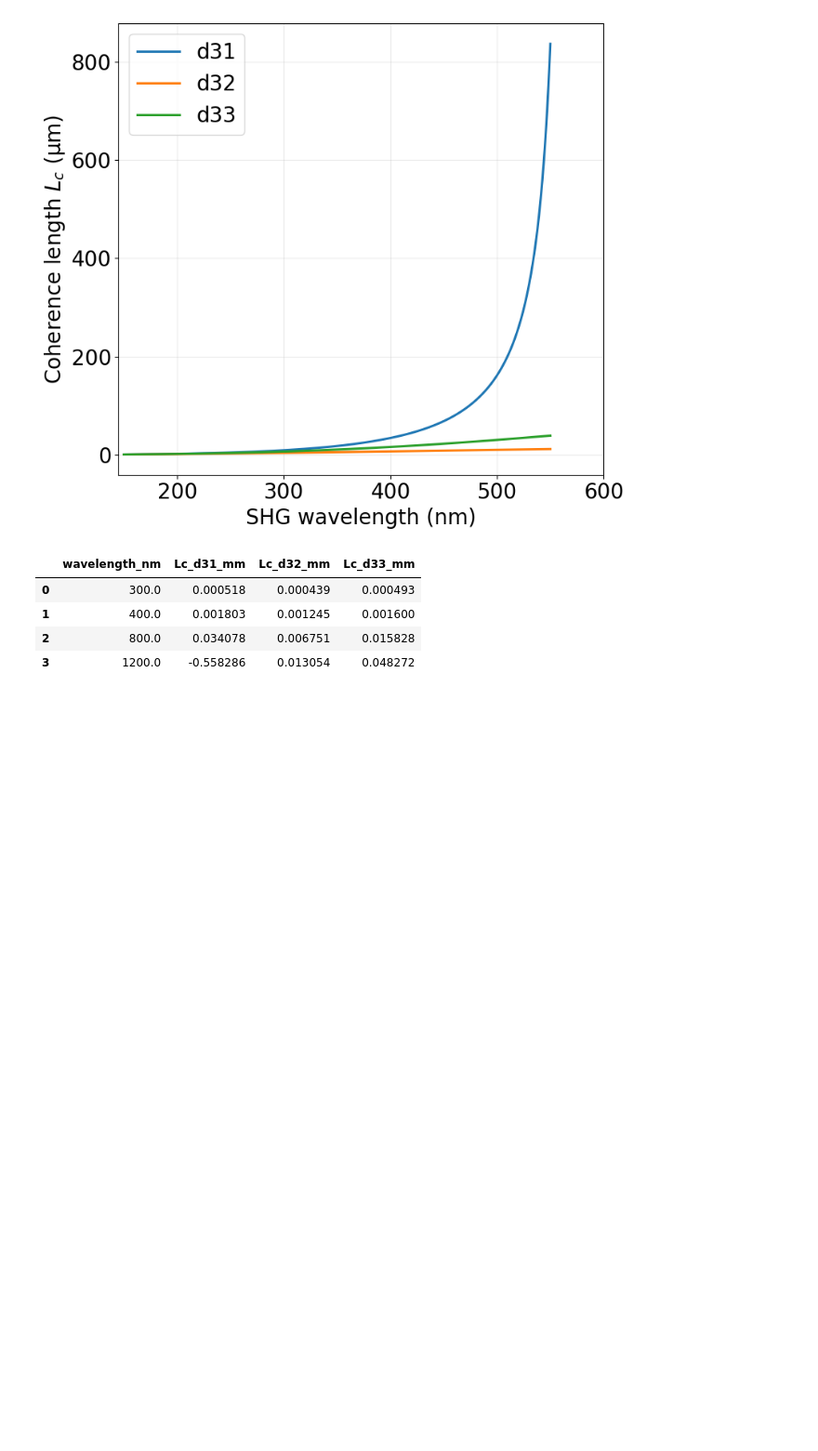
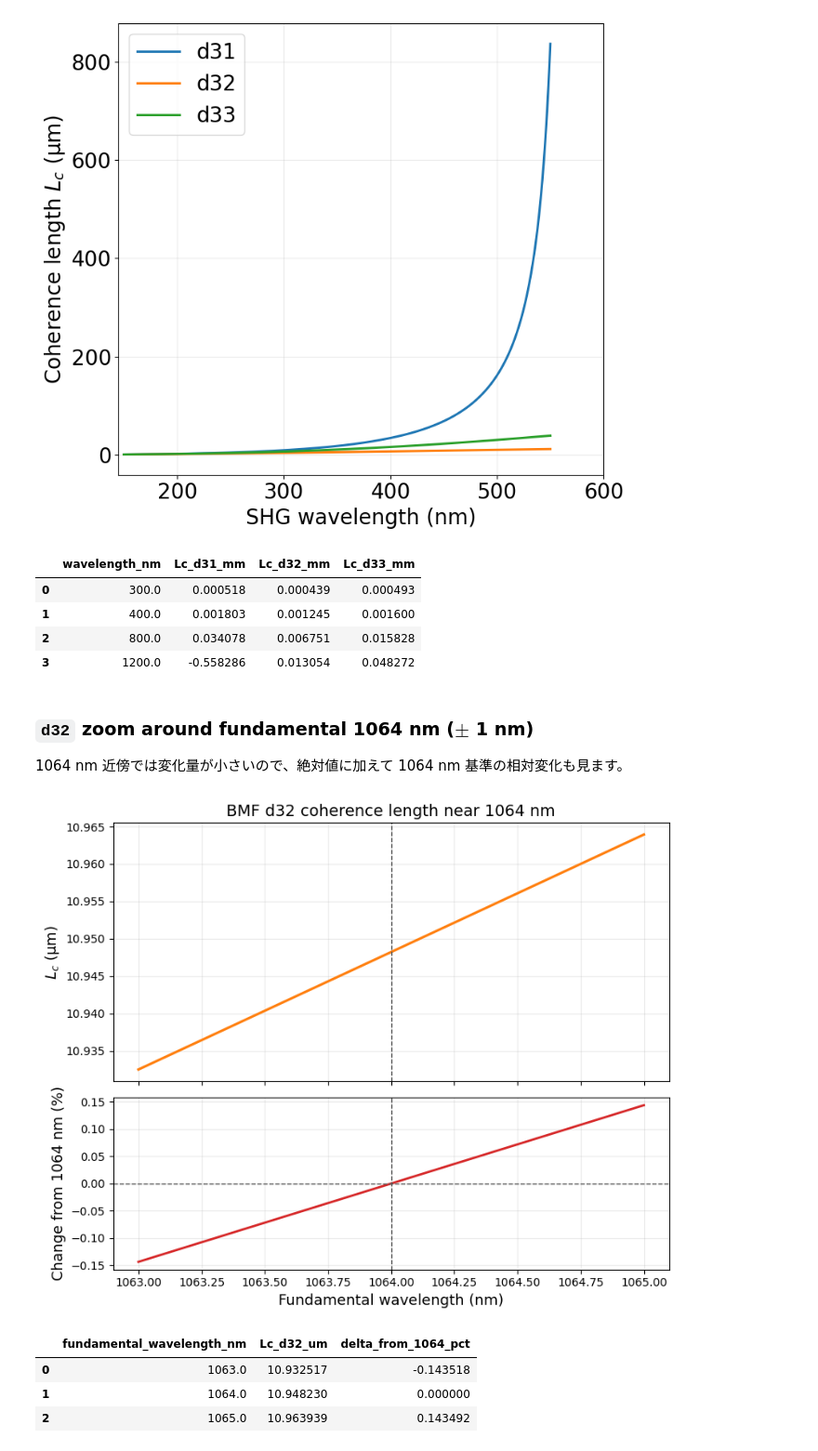
Before and after one commit to ui-kurodai/202510_NLO_measurement, a Jupyter notebook: test_codes/BMF_coherence_length_vs_wavelength.ipynb, the cells around one changed output. Shown at 93% size. Drawn from its saved outputs; the diff is of its cells as text; code cells hidden in the pictures; blank space fills up the shorter version.

```diff
--- a/test_codes/BMF_coherence_length_vs_wavelength.ipynb
+++ b/test_codes/BMF_coherence_length_vs_wavelength.ipynb
@@ -163,3 +163,60 @@ pd.DataFrame(summary_rows)
 | 1 | 400.0 | 0.001803 | 0.001245 | 0.001600 |
 | 2 | 800.0 | 0.034078 | 0.006751 | 0.015828 |
 | 3 | 1200.0 | -0.558286 | 0.013054 | 0.048272 |
+# %% [markdown]
+### `d32` zoom around fundamental 1064 nm ($\pm$ 1 nm)
+
+1064 nm 近傍では変化量が小さいので、絶対値に加えて 1064 nm 基準の相対変化も見ます。
+# %%
+zoom_center_nm = 1064.0
+zoom_half_width_nm = 1.0
+zoom_wavelengths_nm = np.linspace(zoom_center_nm - zoom_half_width_nm, zoom_center_nm + zoom_half_width_nm, 401)
+
+zoom_lc_d32_mm = np.array([
+    coherence_length_mm(strategies["d32"], meta_dict["d32"], wl)
+    for wl in zoom_wavelengths_nm
+])
+lc_d32_1064_mm = coherence_length_mm(strategies["d32"], meta_dict["d32"], zoom_center_nm)
+relative_change_pct = 100.0 * (zoom_lc_d32_mm / lc_d32_1064_mm - 1.0)
+
+fig, (ax1, ax2) = plt.subplots(
+    2,
+    1,
+    figsize=(8, 6.5),
+    sharex=True,
+    gridspec_kw={"height_ratios": [3, 2]},
+)
+
+ax1.plot(zoom_wavelengths_nm, zoom_lc_d32_mm * 1000.0, color="C1", linewidth=2.2)
+ax1.axvline(zoom_center_nm, color="0.35", linestyle="--", linewidth=1.0)
+ax1.set_ylabel("$L_c$ ($\\mathrm{\\mu}$m)", fontsize=13)
+ax1.grid(True, alpha=0.25)
+ax1.set_title("BMF d32 coherence length near 1064 nm", fontsize=14)
+
+ax2.plot(zoom_wavelengths_nm, relative_change_pct, color="C3", linewidth=2.0)
+ax2.axhline(0.0, color="0.35", linestyle="--", linewidth=1.0)
+ax2.axvline(zoom_center_nm, color="0.35", linestyle="--", linewidth=1.0)
+ax2.set_xlabel("Fundamental wavelength (nm)", fontsize=13)
+ax2.set_ylabel("Change from 1064 nm (%)", fontsize=13)
+ax2.grid(True, alpha=0.25)
+
+fig.tight_layout()
+plt.show()
+
+pd.DataFrame({
+    "fundamental_wavelength_nm": [1063.0, 1064.0, 1065.0],
+    "Lc_d32_um": [
+        coherence_length_mm(strategies["d32"], meta_dict["d32"], wl) * 1000.0
+        for wl in [1063.0, 1064.0, 1065.0]
+    ],
+    "delta_from_1064_pct": [
+        100.0 * (coherence_length_mm(strategies["d32"], meta_dict["d32"], wl) / lc_d32_1064_mm - 1.0)
+        for wl in [1063.0, 1064.0, 1065.0]
+    ],
+})
+# %% [output]
+[figure, added]
+|  | fundamental_wavelength_nm | Lc_d32_um | delta_from_1064_pct |
+| 0 | 1063.0 | 10.932517 | -0.143518 |
+| 1 | 1064.0 | 10.948230 | 0.000000 |
+| 2 | 1065.0 | 10.963939 | 0.143492 |
```
Also changed, not shown: 2 other files.
